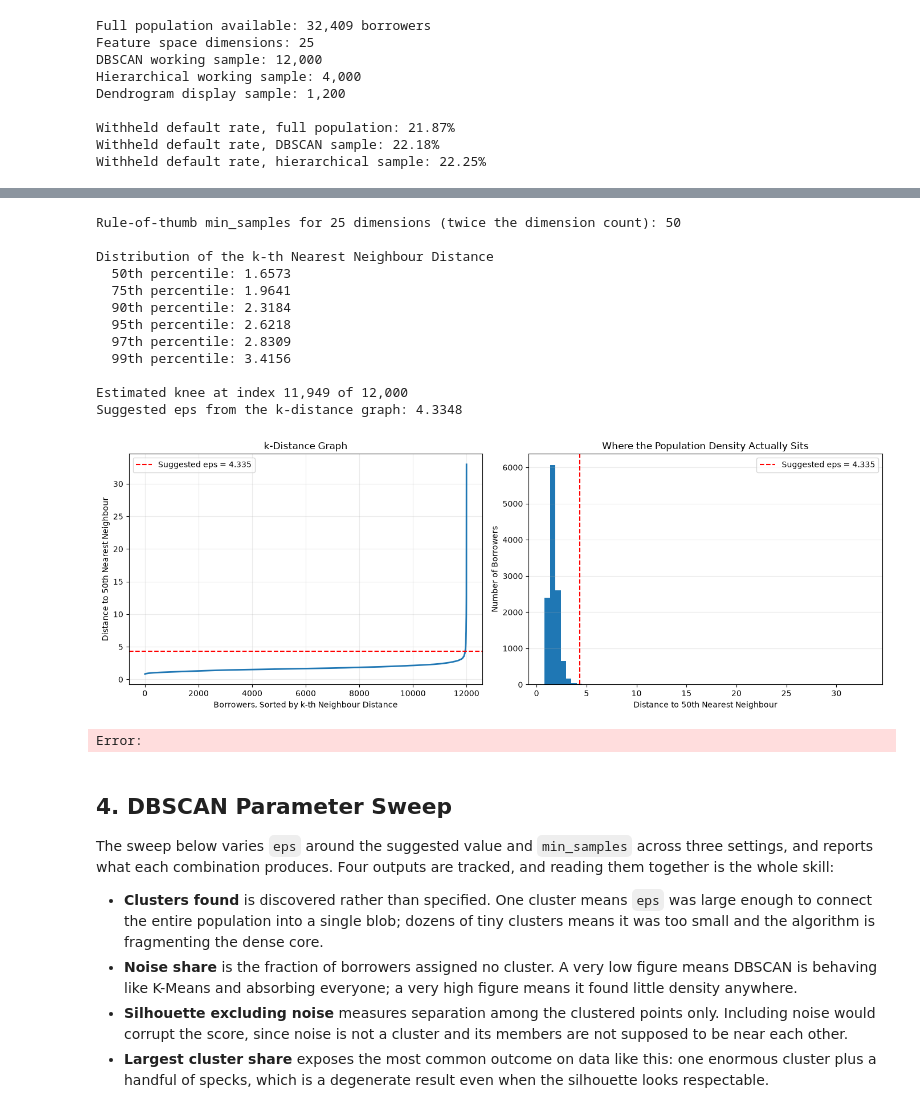
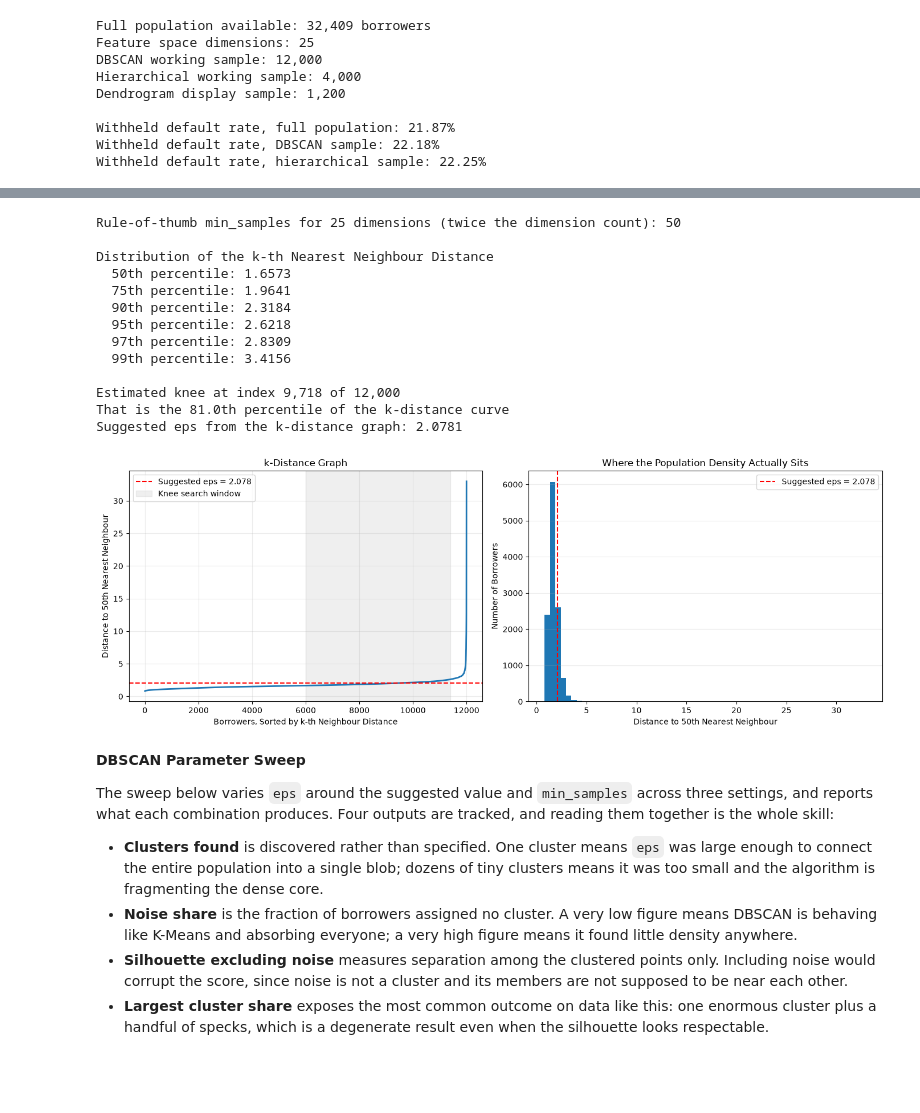
Before and after one commit to g-poklitar/DX799, a Jupyter notebook: Week11_Gueorgui_Poklitar.ipynb, the cells around one changed output, grey strips where cells are left out. Drawn from its saved outputs; the diff is of its cells as text; code cells hidden in the pictures; blank space fills up the shorter version.

```diff
--- a/Week11_Gueorgui_Poklitar.ipynb
+++ b/Week11_Gueorgui_Poklitar.ipynb
@@ -265,6 +195,7 @@ neighbour_model.fit(X_dbscan)
 neighbour_distances, _ = neighbour_model.kneighbors(X_dbscan)
 
 kth_distances = np.sort(neighbour_distances[:, -1])
+n_points = len(kth_distances)
 
 percentile_points = [50, 75, 90, 95, 97, 99]
 
@@ -275,23 +206,35 @@ for percentile in percentile_points:
         f"{np.percentile(kth_distances, percentile):.4f}"
     )
 
-first_differences = np.diff(kth_distances)
-smoothing_window = 50
 
-smoothed_differences = np.convolve(
-    first_differences,
-    np.ones(smoothing_window) / smoothing_window,
-    mode="valid"
+lower_bound = int(0.50 * n_points)
+upper_bound = int(0.95 * n_points)
+
+segment_x = np.arange(lower_bound, upper_bound, dtype=float)
+segment_y = kth_distances[lower_bound:upper_bound]
+
+x_norm = (segment_x - segment_x[0]) / (segment_x[-1] - segment_x[0])
+y_norm = (segment_y - segment_y[0]) / (segment_y[-1] - segment_y[0])
+
+chord_gap = x_norm - y_norm
+
+knee_position = lower_bound + int(np.argmax(chord_gap))
+knee_eps = float(kth_distances[knee_position])
+knee_percentile = 100.0 * knee_position / n_points
+
+print(f"\nEstimated knee at index {knee_position:,} of {n_points:,}")
+print(
+    f"That is the {knee_percentile:.1f}th percentile "
+    "of the k-distance curve"
 )
+print(f"Suggested eps from the k-distance graph: {knee_eps:.4f}")
 
-search_start = int(0.60 * len(smoothed_differences))
-knee_position = search_start + int(
-    np.argmax(smoothed_differences[search_start:])
-)
-knee_eps = float(kth_distances[knee_position])
-
-print(f"\nEstimated knee at index {knee_position:,} of {len(kth_distances):,}")
-print(f"Suggested eps from the k-distance graph: {knee_eps:.4f}")
+if knee_percentile > 97.0:
+    print(
+        "[Warning] The knee sits in the outlier tail. Treat this eps as an "
+        "upper bound rather than a starting point, or DBSCAN will merge the "
+        "whole population into a single cluster."
+    )
 
 fig, axes = plt.subplots(1, 2, figsize=(14, 5))
 
@@ -301,45 +244,52 @@ axes[0].axhline(
     linestyle="--",
     color="red",
     label=f"Suggested eps = {knee_eps:.3f}"
+)
+axes[0].axvspan(
+    lower_bound,
+    upper_bound,
+    color="grey",
+    alpha=0.12,
+    label="Knee search window"
 )
 axes[0].set_xlabel("Borrowers, Sorted by k-th Neighbour Distance")
 axes[0].set_ylabel(f"Distance to {min_samples_reference}th Nearest Neighbour")
 axes[0].set_title("k-Distance Graph")
 axes[0].legend()
 axes[0].grid(alpha=0.25)
 
 axes[1].hist(kth_distances, bins=60)
 axes[1].axvline(
     knee_eps,
     linestyle="--",
     color="red",
     label=f"Suggested eps = {knee_eps:.3f}"
 )
 axes[1].set_xlabel(f"Distance to {min_samples_reference}th Nearest Neighbour")
 axes[1].set_ylabel("Number of Borrowers")
 axes[1].set_title("Where the Population Density Actually Sits")
 axes[1].legend()
 axes[1].grid(axis="y", alpha=0.25)
 
 plt.tight_layout()
 plt.show()
 # %% [output]
 Rule-of-thumb min_samples for 25 dimensions (twice the dimension count): 50
 
 Distribution of the k-th Nearest Neighbour Distance
   50th percentile: 1.6573
   75th percentile: 1.9641
   90th percentile: 2.3184
   95th percentile: 2.6218
   97th percentile: 2.8309
   99th percentile: 3.4156
 
-Estimated knee at index 11,949 of 12,000
-Suggested eps from the k-distance graph: 4.3348
+Estimated knee at index 9,718 of 12,000
+That is the 81.0th percentile of the k-distance curve
+Suggested eps from the k-distance graph: 2.0781
-[figure, old version]
+[figure, new version]
-Error:
 # %% [markdown]
-## 4. DBSCAN Parameter Sweep
+**DBSCAN Parameter Sweep**
 
 The sweep below varies `eps` around the suggested value and `min_samples` across three settings, and
 reports what each combination produces. Four outputs are tracked, and reading them together is the
```
Also changed, not shown: parts of 18 cells of this notebook.
